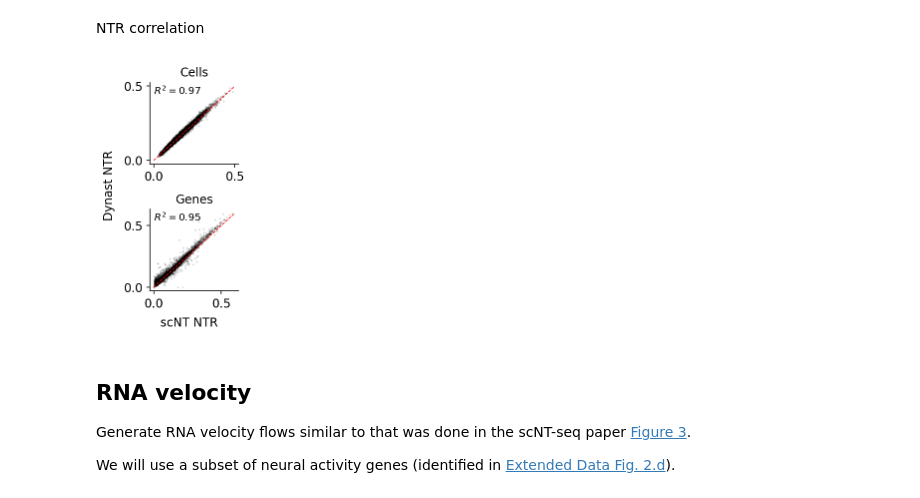
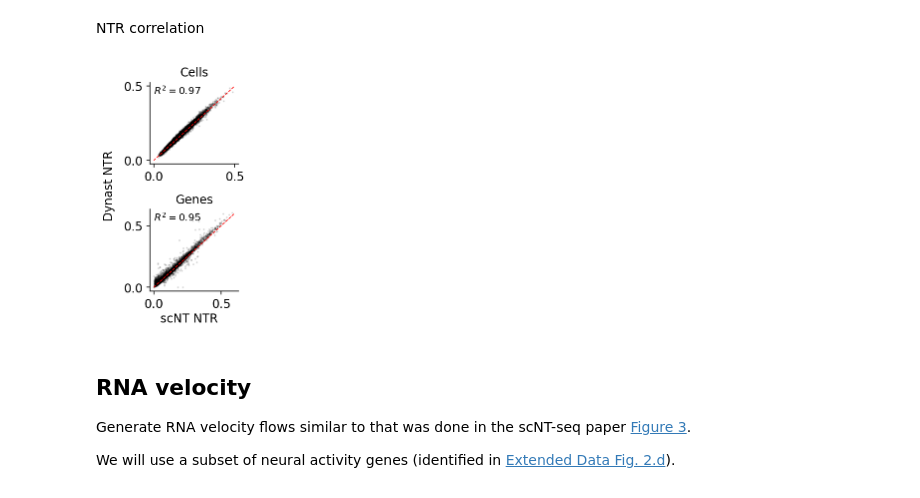
Before and after one commit to Lioscro/dynast-thesis, a Jupyter notebook: scNT/validation.ipynb, the cells around one changed output. Cells and saved outputs as stored; diff of their text form; code cells hidden in the pictures.

```diff
--- a/scNT/validation.ipynb
+++ b/scNT/validation.ipynb
@@ -149,35 +149,35 @@ for accession in sample_accessions:
     dynast_cell_ntr = dynast_adata.layers['X_l_TC'].sum(axis=1).A.flatten() / dynast_adata.X.sum(axis=1).A.flatten()
     scNT_cell_ntrs.extend(scNT_cell_ntr)
     dynast_cell_ntrs.extend(dynast_cell_ntr)
 
     genes = scNT_adata.X.sum(axis=0).A.flatten().argsort()[-1000:]
     scNT_adata = scNT_adata[:, genes].copy()
     dynast_adata = dynast_adata[:, genes].copy()
 
     scNT_gene_sum = scNT_adata.X.sum(axis=0).A.flatten()
     dynast_gene_sum = dynast_adata.X.sum(axis=0).A.flatten()
     gene_mask = (scNT_gene_sum > 0) & (dynast_gene_sum > 0)
     scNT_adata = scNT_adata[:,gene_mask].copy()
     dynast_adata = dynast_adata[:, gene_mask].copy()
 
     scNT_gene_ntr = scNT_adata.layers['labeled_TC'].sum(axis=0).A.flatten() / scNT_adata.X.sum(axis=0).A.flatten()
     dynast_gene_ntr = dynast_adata.layers['X_l_TC'].sum(axis=0).A.flatten() / dynast_adata.X.sum(axis=0).A.flatten()
 
     scNT_gene_ntrs.extend(scNT_gene_ntr)
     dynast_gene_ntrs.extend(dynast_gene_ntr)
 
 fig, axes = plt.subplots(figsize=(2.3, 4), nrows=2, tight_layout=True)
 plot_ntr_correlation(scNT_cell_ntrs, dynast_cell_ntrs, 0.5, axes[0])
 axes[0].set_title('Cells')
 plot_ntr_correlation(scNT_gene_ntrs, dynast_gene_ntrs, 0.6, axes[1])
 axes[1].set_title('Genes')
 
-fig.supxlabel('scNT NTR', y=0.05, x=0.6)
+fig.supxlabel('scNT NTR', y=0.065, x=0.6)
 fig.supylabel('Dynast NTR', x=0.08, y=0.55)
 fig.savefig('figures/scNT_ntr.pdf', bbox_inches='tight')
 fig.savefig('figures/scNT_ntr.png', bbox_inches='tight', dpi=300)
 # %% [output]
-[figure, old version]
+[figure, new version]
 # %% [markdown]
 ## RNA velocity
 
```
Also changed, not shown: 3 other files.
